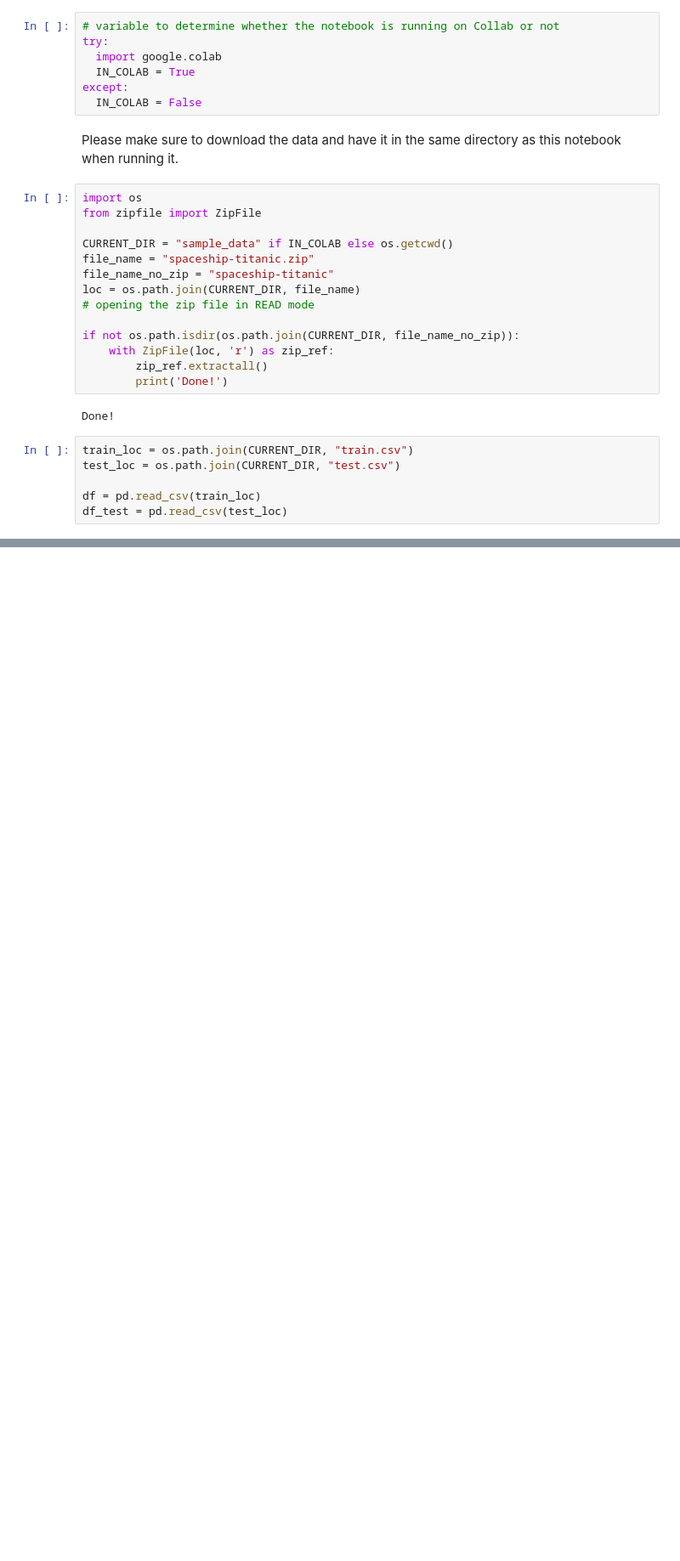
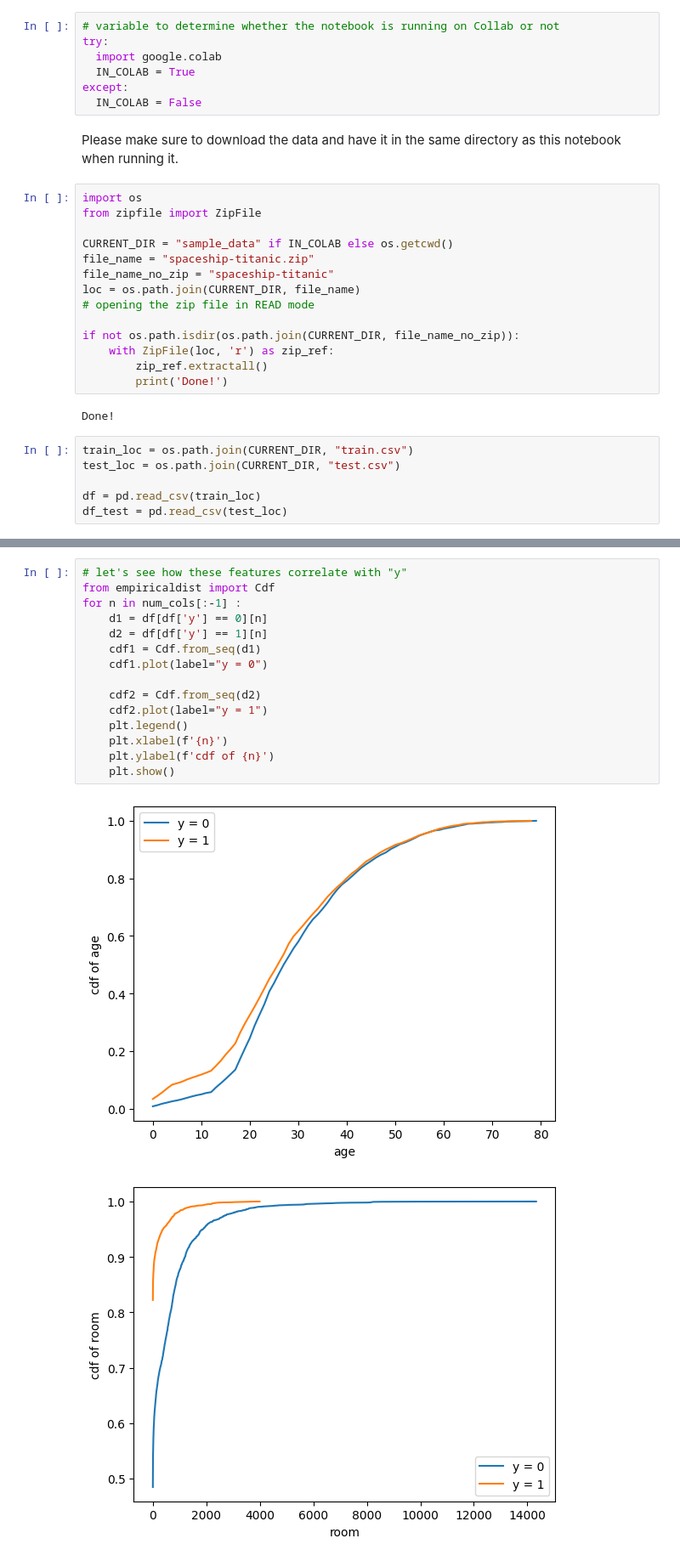
Before and after one commit to ayhem18/My_Kaggle_Repo, a Jupyter notebook: Competitions/SpaceshipTitanic/SST_1.ipynb, the cells around one changed output, grey strips where cells are left out. Shown at 85% size. Drawn from its saved outputs; the diff is of its cells as text; blank space fills up the shorter version.

```diff
--- a/Competitions/SpaceshipTitanic/SST_1.ipynb
+++ b/Competitions/SpaceshipTitanic/SST_1.ipynb
@@ -48,0 +319,18 @@ In this section, I proceed with having a general idea about the dataset with min
+# %%
+# let's see how these features correlate with "y"
+from empiricaldist import Cdf
+for n in num_cols[:-1] :
+    d1 = df[df['y'] == 0][n]
+    d2 = df[df['y'] == 1][n]
+    cdf1 = Cdf.from_seq(d1)
+    cdf1.plot(label="y = 0")
+
+    cdf2 = Cdf.from_seq(d2)
+    cdf2.plot(label="y = 1")
+    plt.legend()
+    plt.xlabel(f'{n}')
+    plt.ylabel(f'cdf of {n}')
+    plt.show()
+# %% [output]
+[figure, added]
+[figure, added]
```
Also changed, not shown: parts of 35 cells of this notebook, 1 other file.
